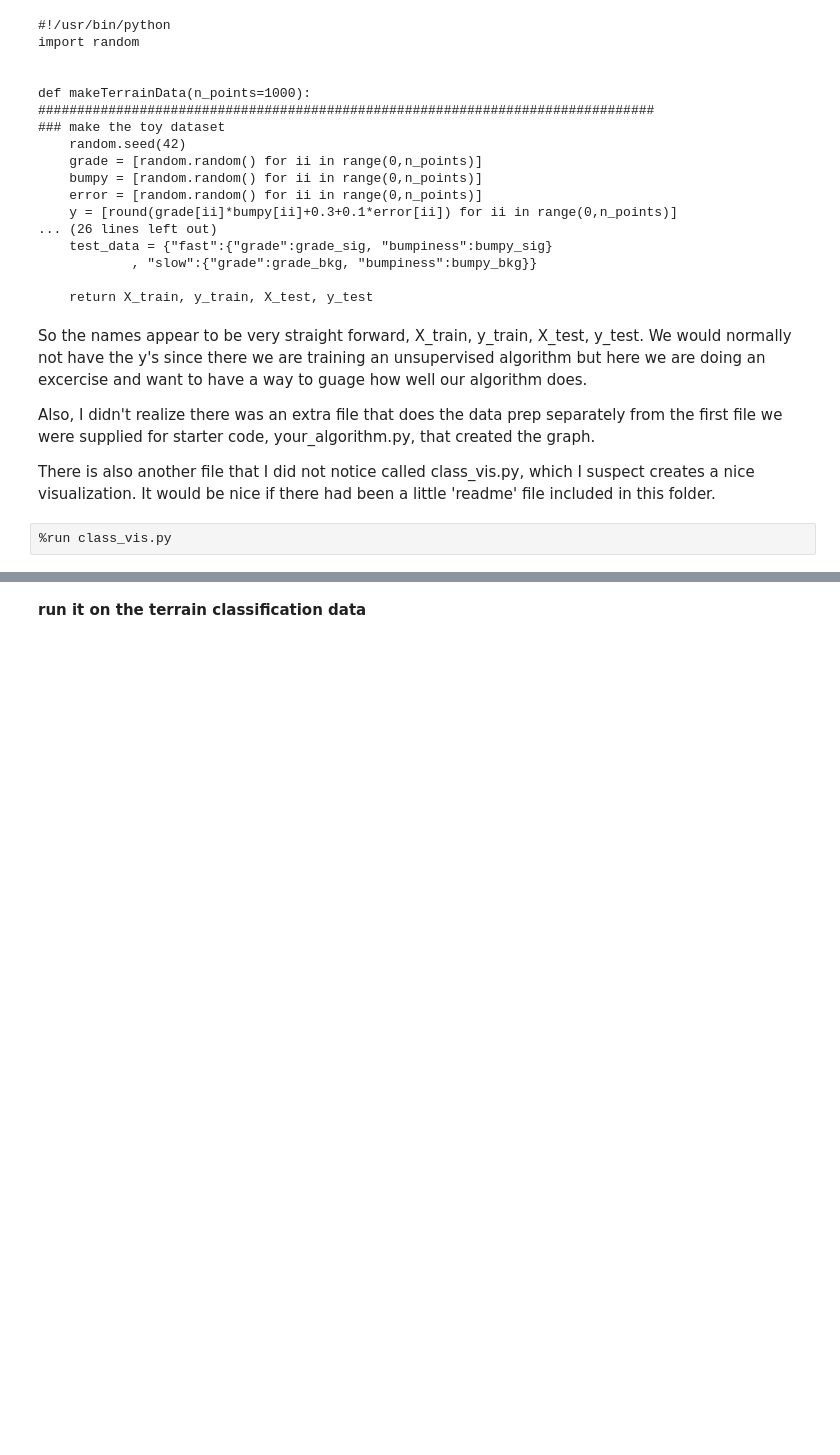
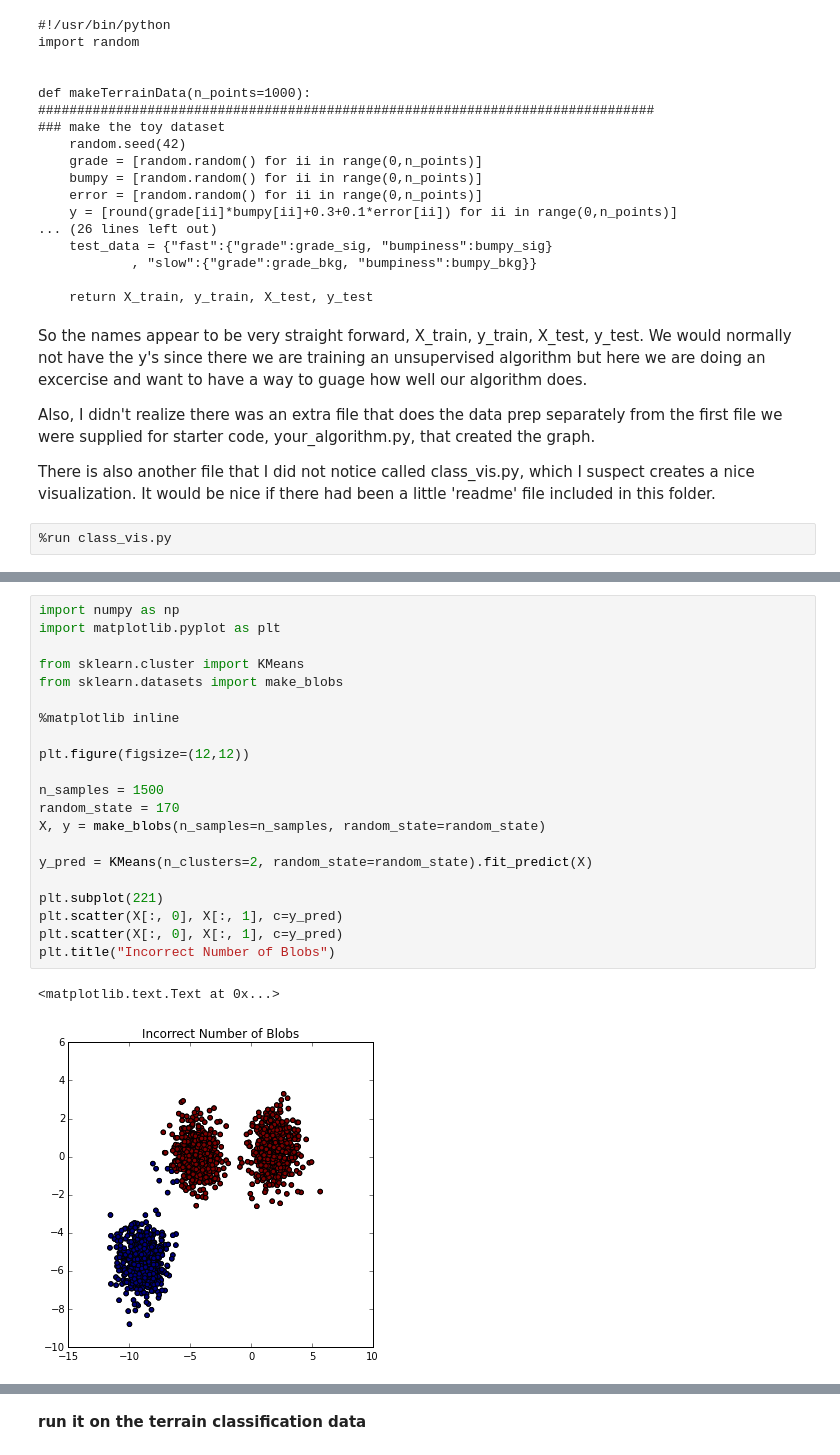
Before and after one commit to michaelreinhard/ud120-projects, a Jupyter notebook: choose_your_own/choose_ur_own.ipynb, the cells around one changed output, grey strips where cells are left out. Cells and saved outputs as stored; diff of their text form; blank space fills up the shorter version.

```diff
--- a/choose_your_own/choose_ur_own.ipynb
+++ b/choose_your_own/choose_ur_own.ipynb
@@ -132,0 +137,24 @@ Ok, nothing. Investigate later.
+# %%
+import numpy as np
+import matplotlib.pyplot as plt
+
+from sklearn.cluster import KMeans
+from sklearn.datasets import make_blobs
+
+%matplotlib inline
+
+plt.figure(figsize=(12,12))
+
+n_samples = 1500
+random_state = 170
+X, y = make_blobs(n_samples=n_samples, random_state=random_state)
+
+y_pred = KMeans(n_clusters=2, random_state=random_state).fit_predict(X)
+
+plt.subplot(221)
+plt.scatter(X[:, 0], X[:, 1], c=y_pred)
+plt.scatter(X[:, 0], X[:, 1], c=y_pred)
+plt.title("Incorrect Number of Blobs")
+# %% [output]
+<matplotlib.text.Text at 0x...>
+[figure, added]
```
Also changed, not shown: parts of 20 cells of this notebook.
